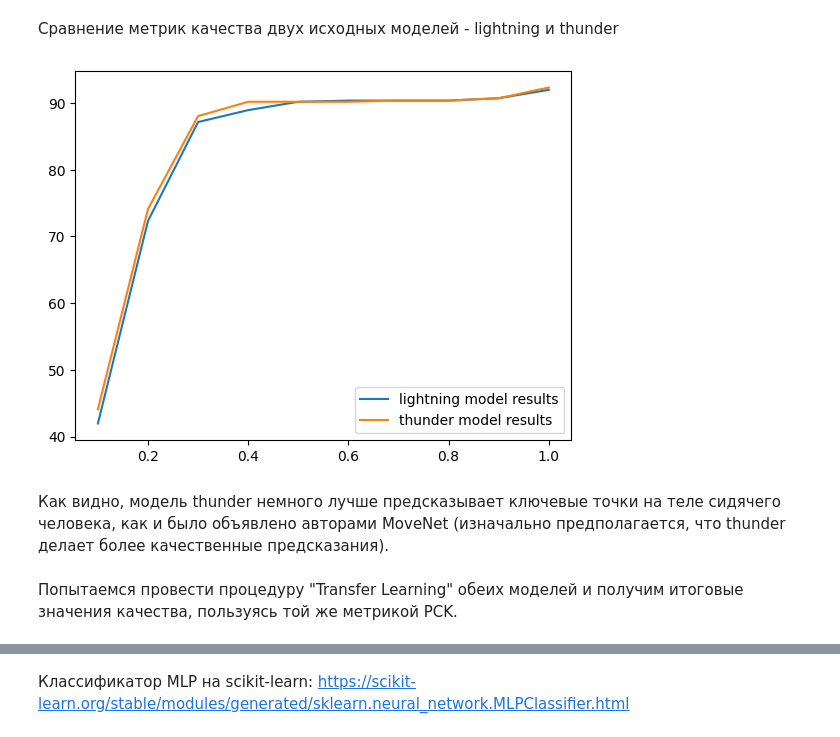
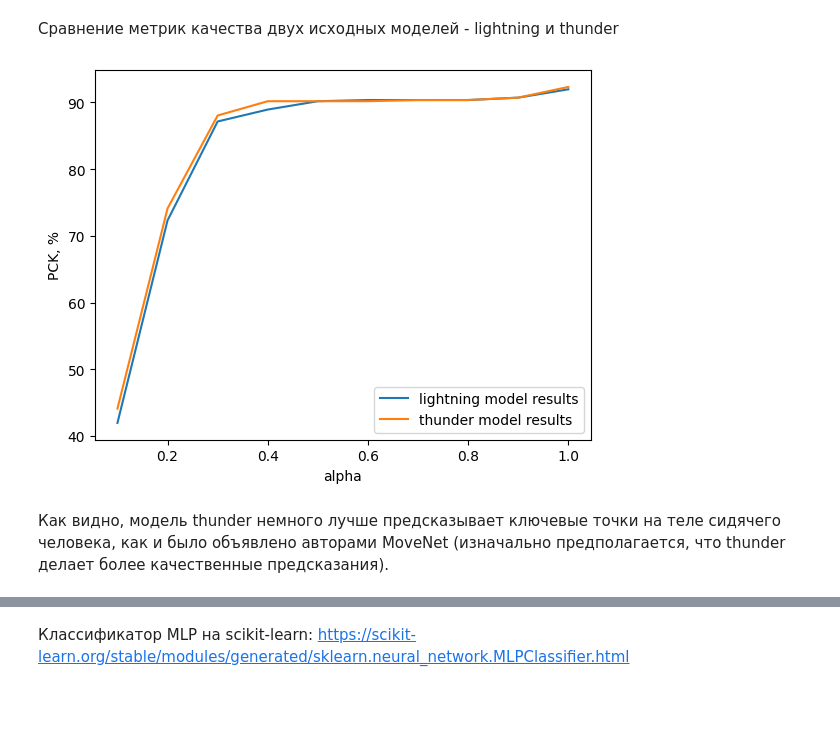
Before and after one commit to vituhaa/Healthy-Posture, a Jupyter notebook: movenet_experiment.ipynb, the cells around one changed output, grey strips where cells are left out. Saved outputs shown, nothing was run; the diff lists cells and outputs as text; code cells hidden in the pictures; blank space fills up the shorter version.

```diff
--- a/movenet_experiment.ipynb
+++ b/movenet_experiment.ipynb
@@ -137,29 +147,35 @@ check_dataset_skeletons("/content/drive/MyDrive/sitting_pose_dataset")
 import os
 import json
 
-val_dataset_path = '/content/drive/MyDrive/sitting_pose_dataset'
+val_dataset_path = '/content/drive/MyDrive/sitting_pose_dataset/'
 val_dataset_frames = []
 sorted_dataset = []
 for x in os.listdir(val_dataset_path):
   val_dataset_frames.append(x)
 sorted_dataset = sorted(val_dataset_frames)
 
-def make_predictions(model, model_size, dataset): # подаю датасет, получаю точки от модели
+def make_predictions(model, model_size, dataset_path, dataset): # подаю датасет, получаю точки от модели
   pairs_xy = []
   num = 0
   for photo in dataset:
-    image_path = '/content/drive/MyDrive/sitting_pose_dataset/' + str(photo)
+    image_path = dataset_path + str(photo)
     photo_keypoints = detection(image_path, model, model_size)
     input_image = tf.io.read_file(image_path)
     input_image = tf.image.decode_jpeg(input_image)
     height, width, _ = input_image.shape
-    resized_x = photo_keypoints[0, 0, :, 1] * width
-    resized_y = photo_keypoints[0, 0, :, 0] * height
+    if (len(photo_keypoints.shape) == 4):
+      resized_x = photo_keypoints[0, 0, :, 1] * width
+      resized_y = photo_keypoints[0, 0, :, 0] * height
+    elif (len(photo_keypoints.shape) == 3):
+      print(photo_keypoints)
+      print(photo_keypoints[0, :, 0])
+      print(photo_keypoints[0, :, 1])
+      resized_x = photo_keypoints[0, :, 1] * width
+      resized_y = photo_keypoints[0, :, 0] * height
     for i in range(0, 7):
       pairs_xy.append((resized_x[i], resized_y[i]))
     num += 1
   return (pairs_xy)
-
 
 def extract_ideal_annotations(true_annotations): # подаю ground_truth аннотации из файла, получаю списки
                                                  # нужных точек
@@ -185,6 +203,6 @@ def extract_ideal_annotations(true_annotations): # подаю ground_truth ан
 # %%
 # получаем предсказания на всём валидационном датасете
-prediction_pairs_xy = make_predictions(model_lightning, size_lightning, sorted_dataset)
+prediction_pairs_xy = make_predictions(model_lightning, size_lightning, val_dataset_path, sorted_dataset)
 # print(*[f"{np.float32(x)}, \n" for x in prediction_pairs_xy])
 # %%
 # получаем идеальные точки разметки для датасета на 80
@@ -253,17 +271,15 @@ def percentage_of_correct_keypoints(predictions, ground_truth, alpha): # мет
     arr_right_shoulder.append(ground_truth[i])
   for i in range(len(predictions)): # 560
     if ((i % 7 == 0) or (i == 0)):
-      threshold = ((arr_left_ear[int(i / 7)][0] - arr_right_shoulder[int(i / 7)][0]) ** 2 + (arr_left_ear[int(i / 7)][1] - arr_right_shoulder[int(i / 7)][1]) ** 2) ** 0.5
-    # print(threshold)
+      threshold = ((arr_left_ear[int(i / 7)][0] - arr_right_shoulder[int(i / 7)][0]) ** 2 +
+       (arr_left_ear[int(i / 7)][1] - arr_right_shoulder[int(i / 7)][1]) ** 2) ** 0.5
     x_ideal = ground_truth[i][0]
     y_ideal = ground_truth[i][1]
     x_predict = predictions[i][0]
     y_predict = predictions[i][1]
     distance = ((x_ideal - x_predict) ** 2 + (y_ideal - y_predict) ** 2) ** 0.5
-    # print(distance)
     if (distance < threshold * alpha):
       sum += 1
-    # sum += delta * (threshold * 0.5 - distance)
   return (sum / len(predictions))
 # %%
 alpha = [0.1, 0.2, 0.3, 0.4, 0.5, 0.6, 0.7, 0.8, 0.9, 1.0]
@@ -314,7 +330,7 @@ image_height, image_width, a = result_image.shape
 # print(image_height, image_width)
 make_skeleton(keypoints_thunder, result_image, image_height, image_width)
 # %%
-prediction_pairs_xy_thunder = make_predictions(model_thunder, size_thunder, sorted_dataset)
+prediction_pairs_xy_thunder = make_predictions(model_thunder, size_thunder, val_dataset_path, sorted_dataset)
 # print(*[f"{np.float32(x)}, \n" for x in prediction_pairs_xy_thunder])
 # %%
 alpha = [0.1, 0.2, 0.3, 0.4, 0.5, 0.6, 0.7, 0.8, 0.9, 1.0]
@@ -330,11 +346,11 @@ print(percents_thunder)
 # %%
 plt.plot(alpha, percents_lightning, label="lightning model results")
 plt.plot(alpha, percents_thunder, label="thunder model results")
+plt.xlabel('alpha')
+plt.ylabel('PCK, %')
 plt.legend()
 plt.show()
 # %% [output]
-[figure, old version]
+[figure, new version]
 # %% [markdown]
 Как видно, модель thunder немного лучше предсказывает ключевые точки на теле сидячего человека, как и было объявлено авторами MoveNet (изначально предполагается, что thunder делает более качественные предсказания).
-# %% [markdown]
-Попытаемся провести процедуру "Transfer Learning" обеих моделей и получим итоговые значения качества, пользуясь той же метрикой PCK.
```
Also changed, not shown: parts of 35 cells of this notebook.
